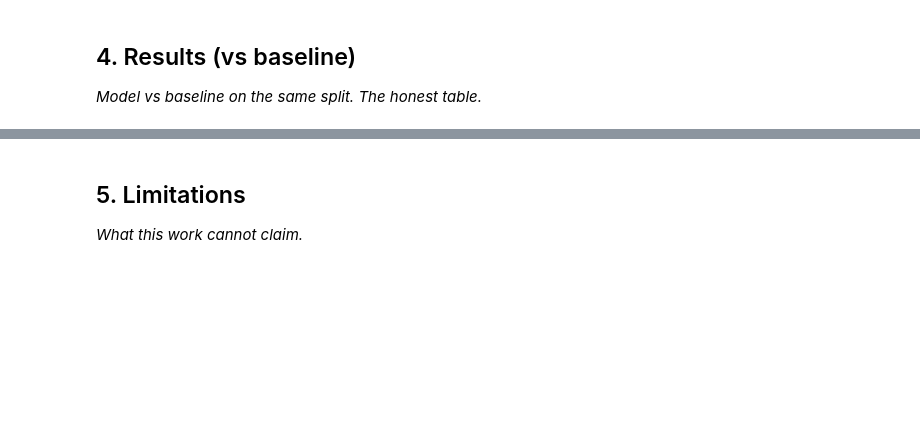
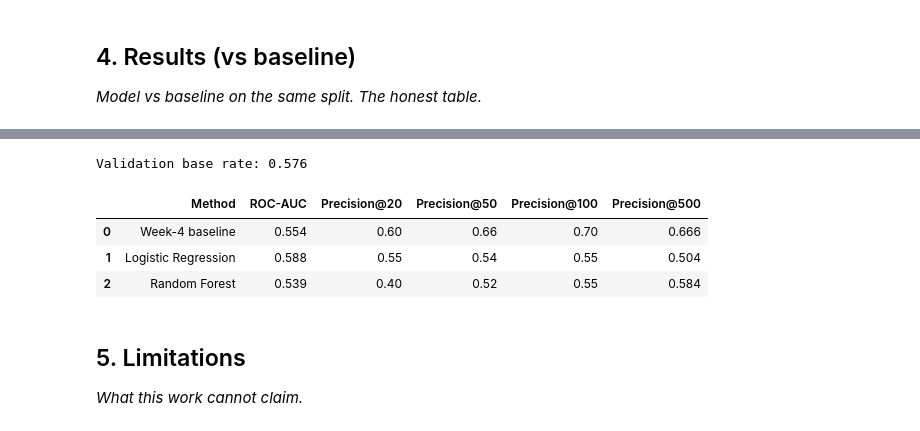
Before and after one commit to eminamandzukic/FlyRank_starter, a Jupyter notebook: work/notebooks/capstone.ipynb, the cells around one changed output, grey strips where cells are left out. Saved outputs shown, nothing was run; the diff lists cells and outputs as text; code cells hidden in the pictures; blank space fills up the shorter version.

```diff
--- a/work/notebooks/capstone.ipynb
+++ b/work/notebooks/capstone.ipynb
@@ -25,3 +164,47 @@ This skeleton is yours to fill. Work the sections **in order** — each one has
+# %%
+results = pd.DataFrame({
+    "Method": [
+        "Week-4 baseline",
+        "Logistic Regression",
+        "Random Forest",
+    ],
+    "ROC-AUC": [
+        0.554,
+        0.588,
+        0.539,
+    ],
+    "Precision@20": [
+        0.60,
+        0.55,
+        0.40,
+    ],
+    "Precision@50": [
+        0.66,
+        0.54,
+        0.52,
+    ],
+    "Precision@100": [
+        0.70,
+        0.55,
+        0.55,
+    ],
+    "Precision@500": [
+        0.666,
+        0.504,
+        0.584,
+    ],
+})
+
+validation_base_rate = 0.576
+
+print("Validation base rate:", validation_base_rate)
+results
+# %% [output]
+Validation base rate: 0.576
+|  | Method | ROC-AUC | Precision@20 | Precision@50 | Precision@100 | Precision@500 |
+| 0 | Week-4 baseline | 0.554 | 0.60 | 0.66 | 0.70 | 0.666 |
+| 1 | Logistic Regression | 0.588 | 0.55 | 0.54 | 0.55 | 0.504 |
+| 2 | Random Forest | 0.539 | 0.40 | 0.52 | 0.55 | 0.584 |
 # %% [markdown]
 ## 5. Limitations
 
```
Also changed, not shown: parts of 20 cells of this notebook, 1 other file.
